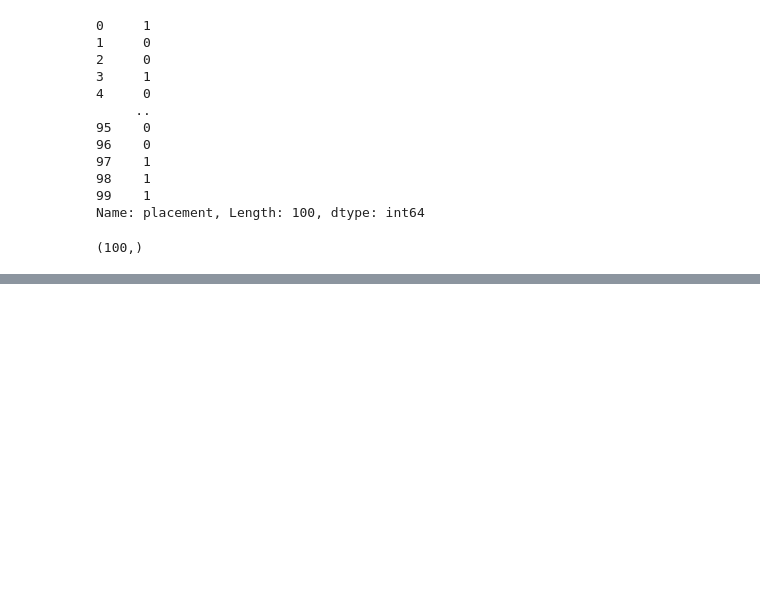
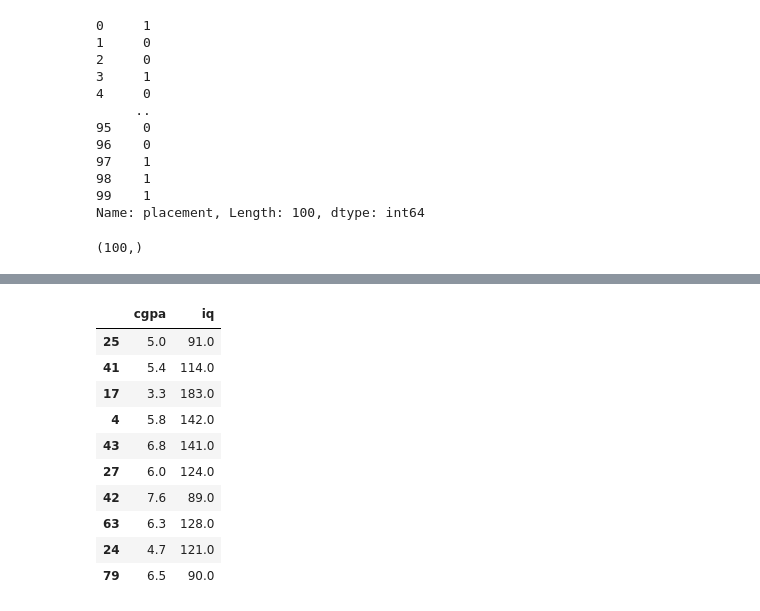
Before and after one commit to atifsalam78/Machine_Learning, a Jupyter notebook: first_toy.ipynb, the cells around one changed output, grey strips where cells are left out. Drawn from its saved outputs; the diff is of its cells as text; code cells hidden in the pictures; blank space fills up the shorter version.

```diff
--- a/first_toy.ipynb
+++ b/first_toy.ipynb
@@ -90,0 +135,14 @@ y.shape
+# %%
+X_test
+# %% [output]
+|  | cgpa | iq |
+| 25 | 5.0 | 91.0 |
+| 41 | 5.4 | 114.0 |
+| 17 | 3.3 | 183.0 |
+| 4 | 5.8 | 142.0 |
+| 43 | 6.8 | 141.0 |
+| 27 | 6.0 | 124.0 |
+| 42 | 7.6 | 89.0 |
+| 63 | 6.3 | 128.0 |
+| 24 | 4.7 | 121.0 |
+| 79 | 6.5 | 90.0 |
```
Also changed, not shown: parts of 28 cells of this notebook, 1 other file.
